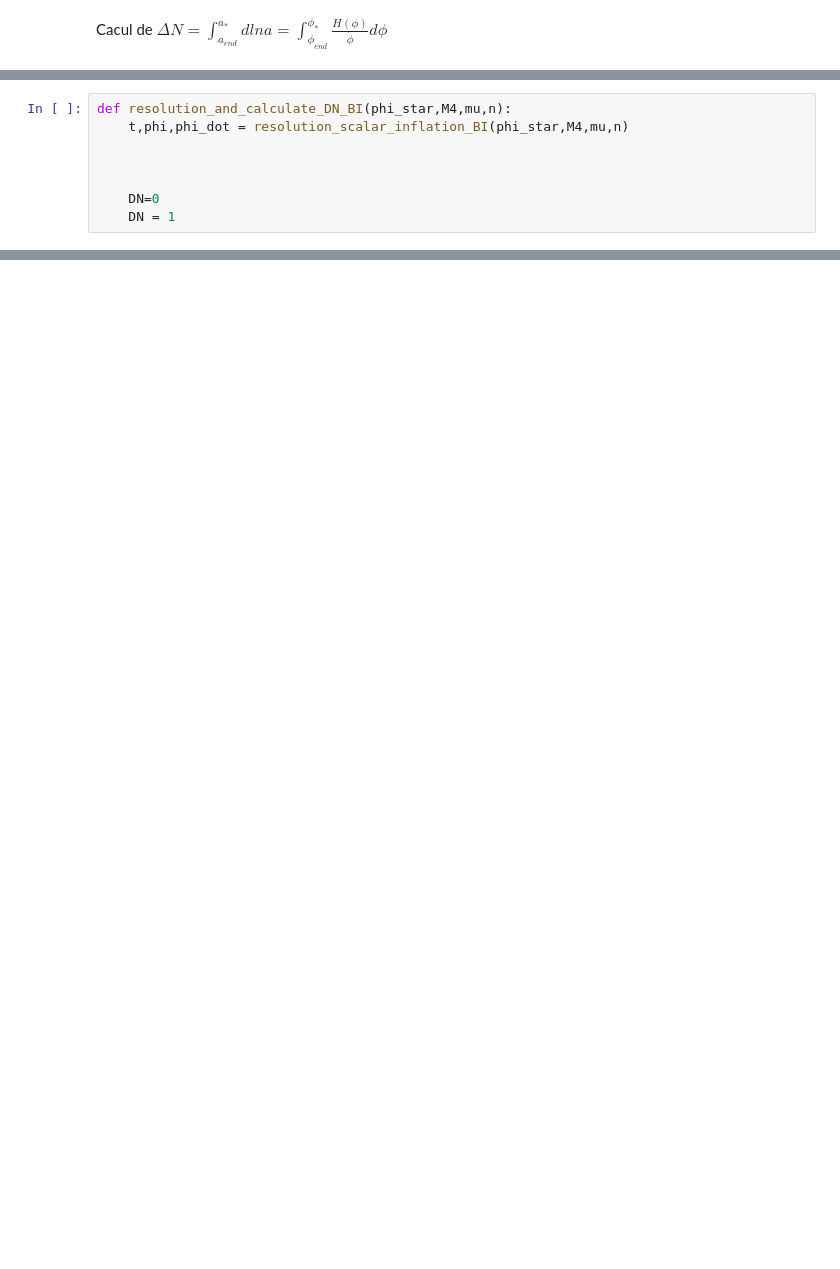
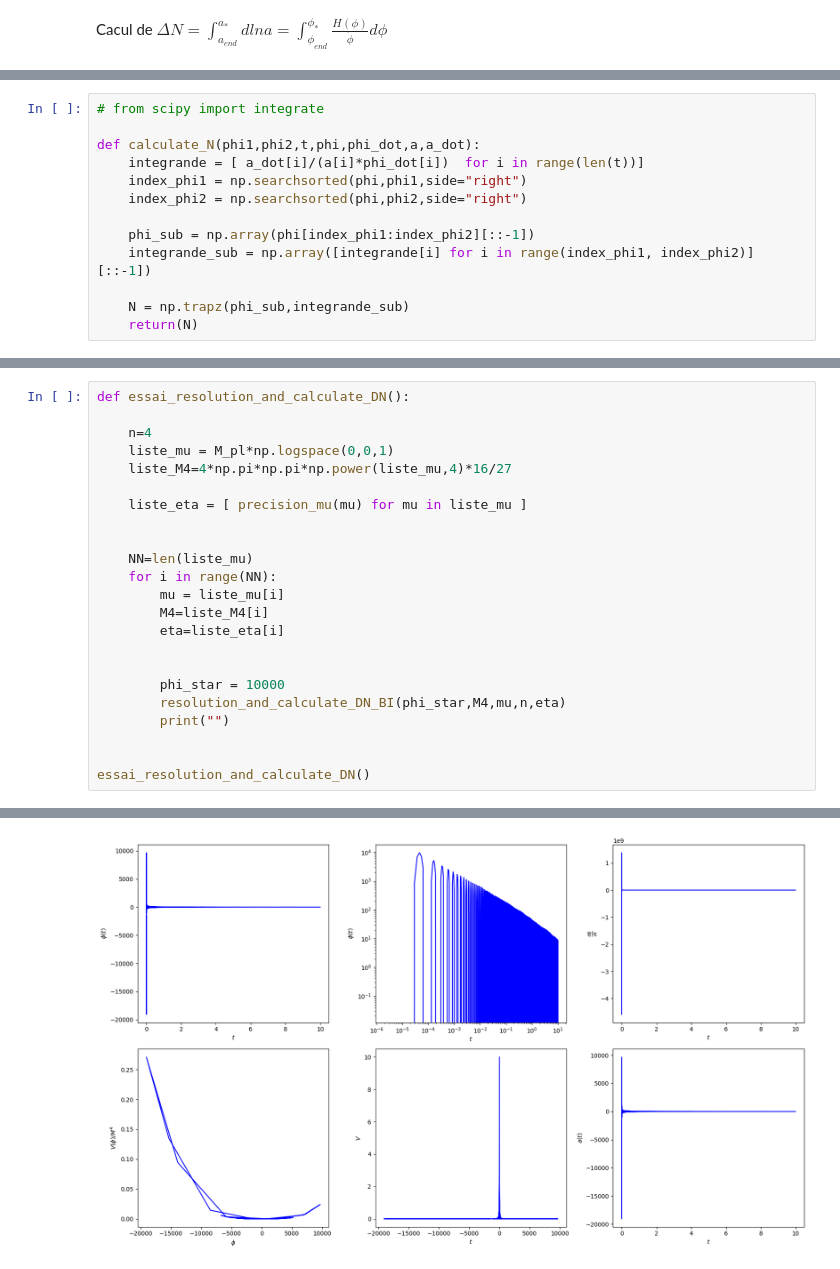
Before and after one commit to ValentinCP/class_public, a Jupyter notebook: essai/scalar field dynamics.ipynb, the cells around one changed output, grey strips where cells are left out. Saved outputs shown, nothing was run; the diff lists cells and outputs as text; blank space fills up the shorter version.

```diff
--- a/essai/scalar field dynamics.ipynb
+++ b/essai/scalar field dynamics.ipynb
@@ -310,8 +331,13 @@ def calcule_N(phi1,phi2,M4,mu,n):
-# %%
-def resolution_and_calculate_DN_BI(phi_star,M4,mu,n):
-    t,phi,phi_dot = resolution_scalar_inflation_BI(phi_star,M4,mu,n)
-
-
-
-    DN=0
-    DN = 1
+# %%
+# from scipy import integrate
+
+def calculate_N(phi1,phi2,t,phi,phi_dot,a,a_dot):
+    integrande = [ a_dot[i]/(a[i]*phi_dot[i])  for i in range(len(t))]
+    index_phi1 = np.searchsorted(phi,phi1,side="right")
+    index_phi2 = np.searchsorted(phi,phi2,side="right")
+
+    phi_sub = np.array(phi[index_phi1:index_phi2][::-1])
+    integrande_sub = np.array([integrande[i] for i in range(index_phi1, index_phi2)][::-1])
+
+    N = np.trapz(phi_sub,integrande_sub)
+    return(N)
@@ -317,0 +401,24 @@ def resolution_and_calculate_DN_BI(phi_star,M4,mu,n):
+# %%
+def essai_resolution_and_calculate_DN():
+
+    n=4
+    liste_mu = M_pl*np.logspace(0,0,1)
+    liste_M4=4*np.pi*np.pi*np.power(liste_mu,4)*16/27
+
+    liste_eta = [ precision_mu(mu) for mu in liste_mu ]
+
+
+    NN=len(liste_mu)
+    for i in range(NN):
+        mu = liste_mu[i]
+        M4=liste_M4[i]
+        eta=liste_eta[i]
+
+
+        phi_star = 10000
+        resolution_and_calculate_DN_BI(phi_star,M4,mu,n,eta)
+        print("")
+
+
+essai_resolution_and_calculate_DN()
+# %% [output]
@@ -317,0 +431 @@ def resolution_and_calculate_DN_BI(phi_star,M4,mu,n):
+[figure, added]
```
Also changed, not shown: parts of 9 cells of this notebook, 1 other file.
